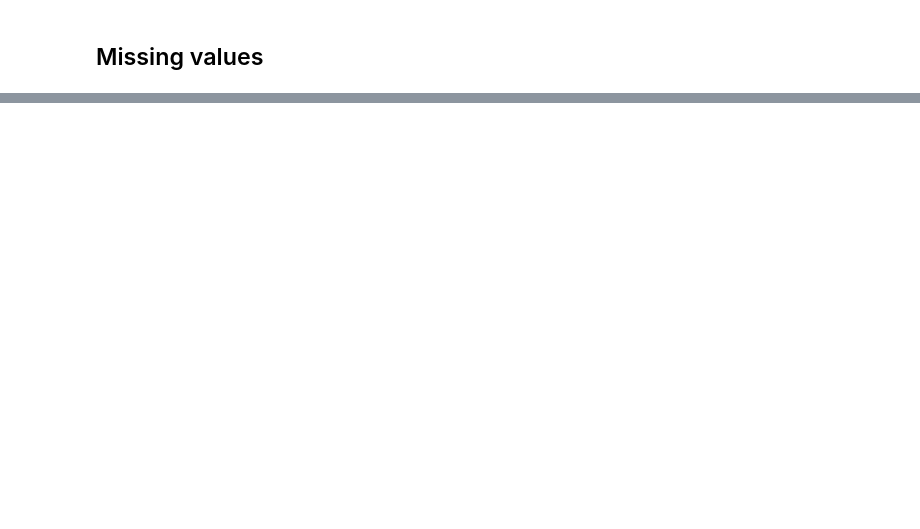
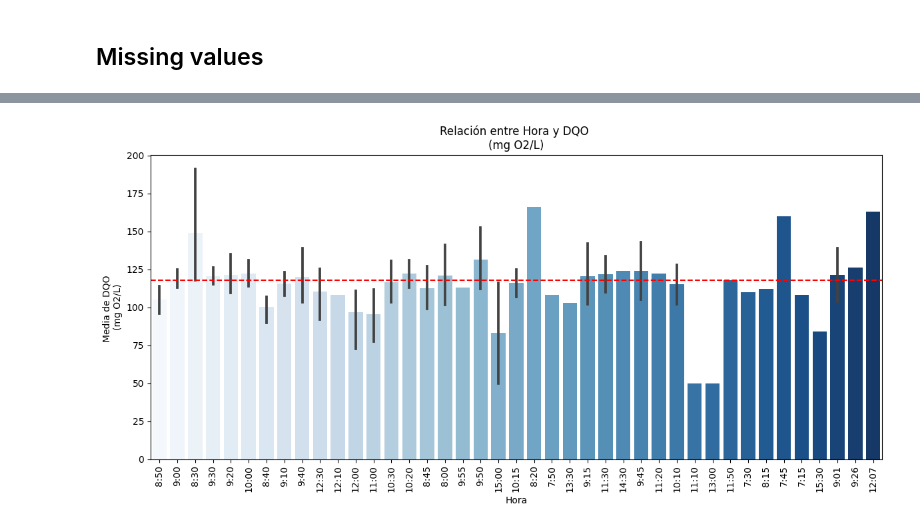
Before and after one commit to tetenogues/data_barbies_y_guille, a Jupyter notebook: first-nb.ipynb, the cells around one changed output, grey strips where cells are left out. Saved outputs shown, nothing was run; the diff lists cells and outputs as text; code cells hidden in the pictures; blank space fills up the shorter version.

```diff
--- a/first-nb.ipynb
+++ b/first-nb.ipynb
@@ -135,0 +173,26 @@ ValueError: Could not interpret input 'variable'
+# %%
+# funcion para nada tomada prestada de otro proyecto mio lol
+
+def plot_categorical_numerical(df, categorical_col, numerical_col, summary_ = False):
+    # Calcular la media de la columna numérica por cada categoría
+    summary = df.groupby(categorical_col)[numerical_col].mean().reset_index()
+
+    plt.figure(figsize=(12, 6))
+
+    sns.barplot(x=categorical_col, y=numerical_col, data=df, palette= 'Blues')
+    media_numerica = df[numerical_col].mean()
+    plt.axhline(y=media_numerica, color='red', linestyle='--', label='Media')
+
+    plt.xlabel(categorical_col)
+    plt.ylabel(f'Media de {numerical_col}')
+    plt.title(f'Relación entre {categorical_col} y {numerical_col}')
+    plt.xticks(rotation=90)
+    plt.tight_layout()
+    plt.show()
+
+    if summary_ == True:
+        return summary
+# %%
+plot_categorical_numerical(data_lab, 'Hora', 'DQO \n(mg O2/L)')
+# %% [output]
+[figure, added]
```
Also changed, not shown: parts of 11 cells of this notebook.
